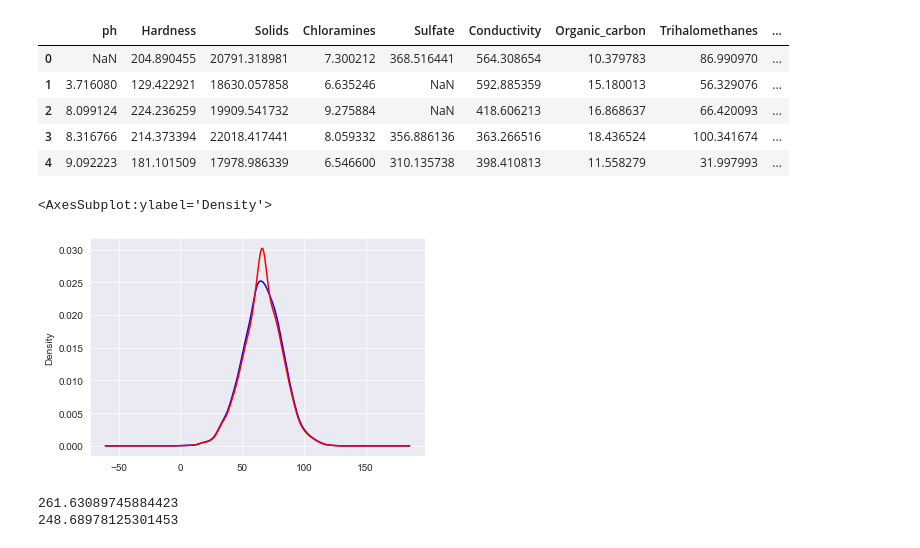
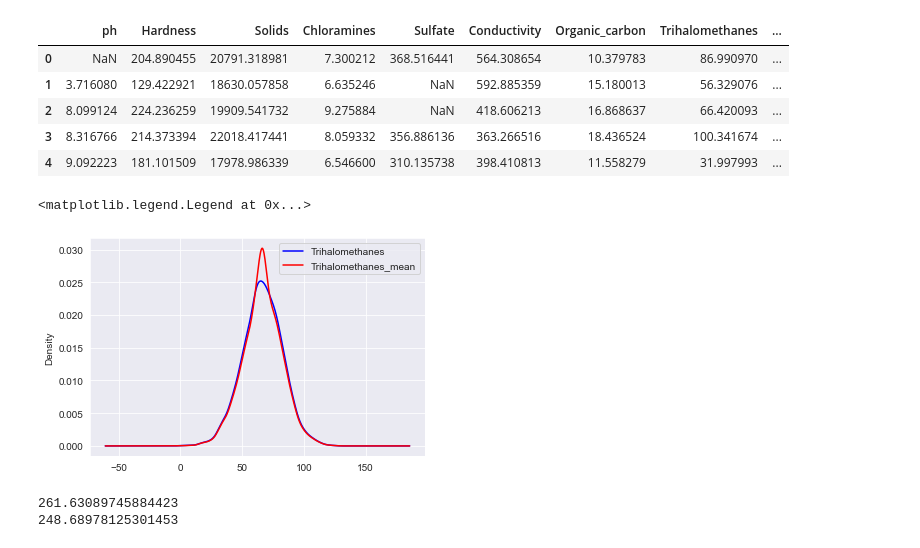
Before and after one commit to mattyjr007/Data-Science-Portfolio, a Jupyter notebook: Water Potability/Water_Potability.ipynb, the cells around one changed output. Drawn from its saved outputs; the diff is of its cells as text; code cells hidden in the pictures.

```diff
--- a/Water Potability/Water_Potability.ipynb
+++ b/Water Potability/Water_Potability.ipynb
@@ -398,9 +398,10 @@ data['Trihalomethanes_mean'] = data[['Trihalomethanes','Potability']].apply(impu
 # %%
 data['Trihalomethanes'].plot(kind='kde',color='blue')
 data['Trihalomethanes_mean'].plot(kind='kde',color='red')
+plt.legend(['Trihalomethanes','Trihalomethanes_mean'])
 # %% [output]
-<AxesSubplot:ylabel='Density'>
+<matplotlib.legend.Legend at 0x...>
-[figure, old version]
+[figure, new version]
 # %%
 print(data['Trihalomethanes'].var())
 print(data['Trihalomethanes_mean'].var())
```
Also changed, not shown: parts of 5 cells of this notebook.
